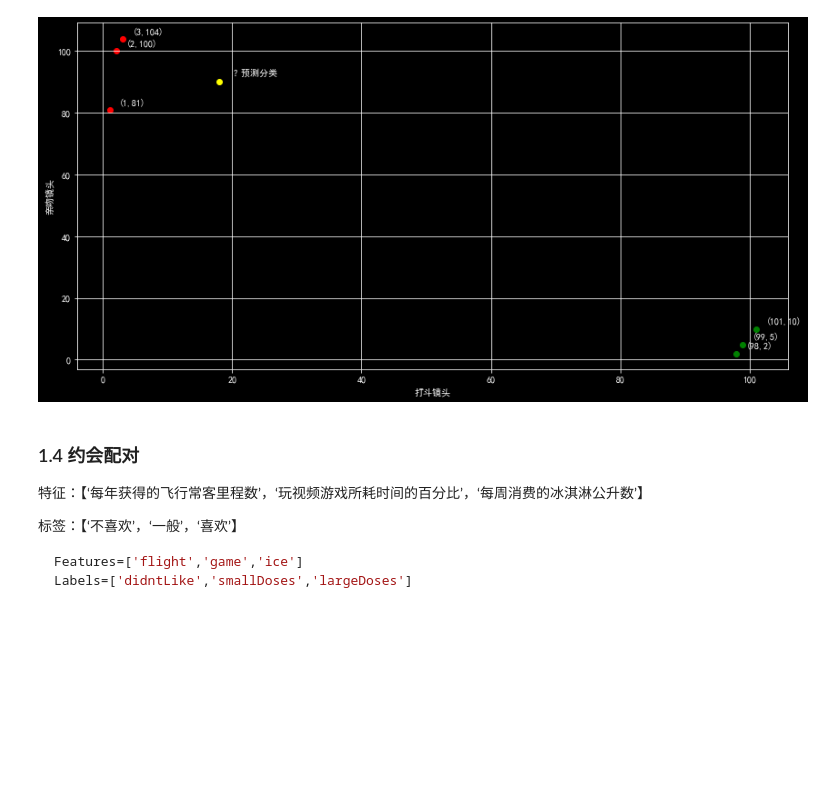
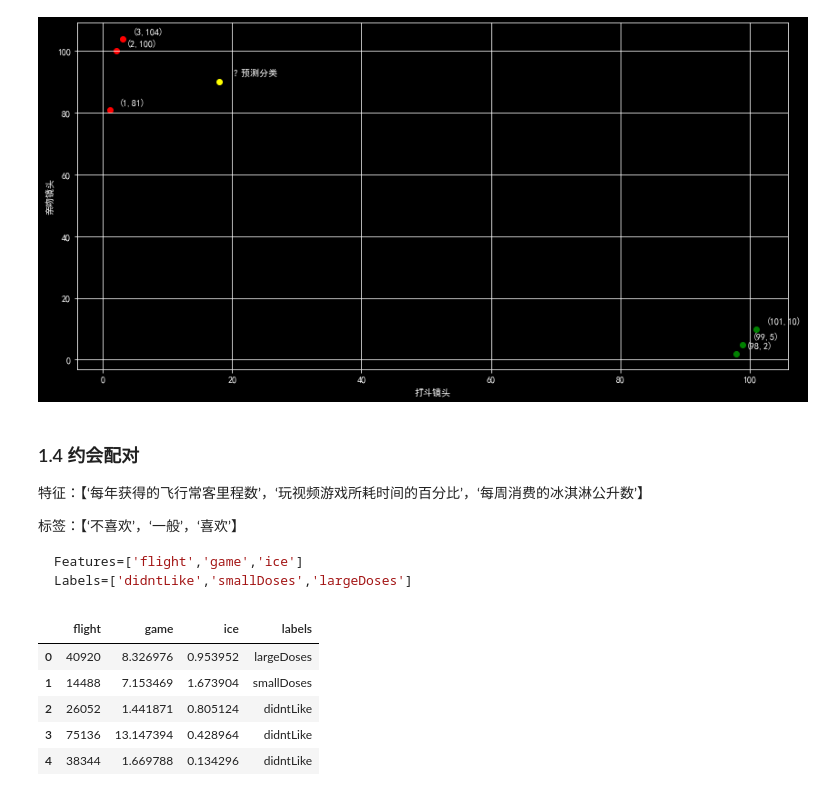
Before and after one commit to abulimity/Learn-Machine-Learning, a Jupyter notebook: CH01_KNN/KNN.ipynb, the cells around one changed output. Drawn from its saved outputs; the diff is of its cells as text; code cells hidden in the pictures; blank space fills up the shorter version.

````diff
--- a/CH01_KNN/KNN.ipynb
+++ b/CH01_KNN/KNN.ipynb
@@ -145,3 +145,16 @@ plt.show()
 Features=['flight','game','ice']
 Labels=['didntLike','smallDoses','largeDoses']
 ```
+# %%
+import pandas as pd
+
+head = ['flight','game','ice','labels']
+data = pd.read_csv('data\datingTestSet.txt', sep='\t', header=None, names=head, index_col=False)
+data.head()
+# %% [output]
+|  | flight | game | ice | labels |
+| 0 | 40920 | 8.326976 | 0.953952 | largeDoses |
+| 1 | 14488 | 7.153469 | 1.673904 | smallDoses |
+| 2 | 26052 | 1.441871 | 0.805124 | didntLike |
+| 3 | 75136 | 13.147394 | 0.428964 | didntLike |
+| 4 | 38344 | 1.669788 | 0.134296 | didntLike |
````
Also changed, not shown: parts of 2 cells of this notebook.
